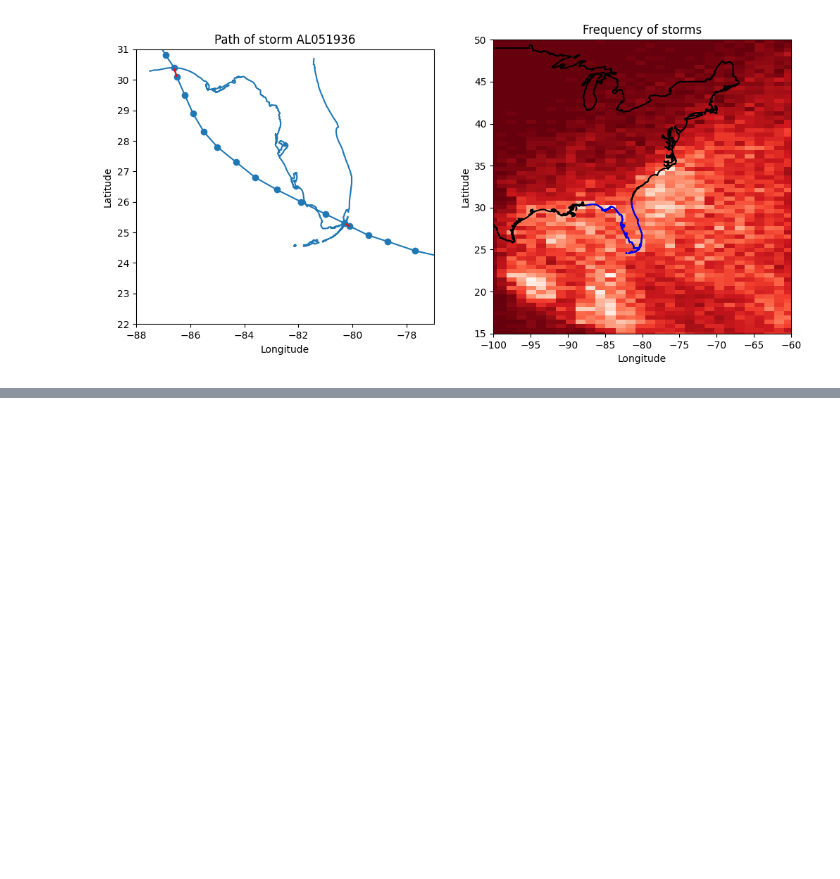
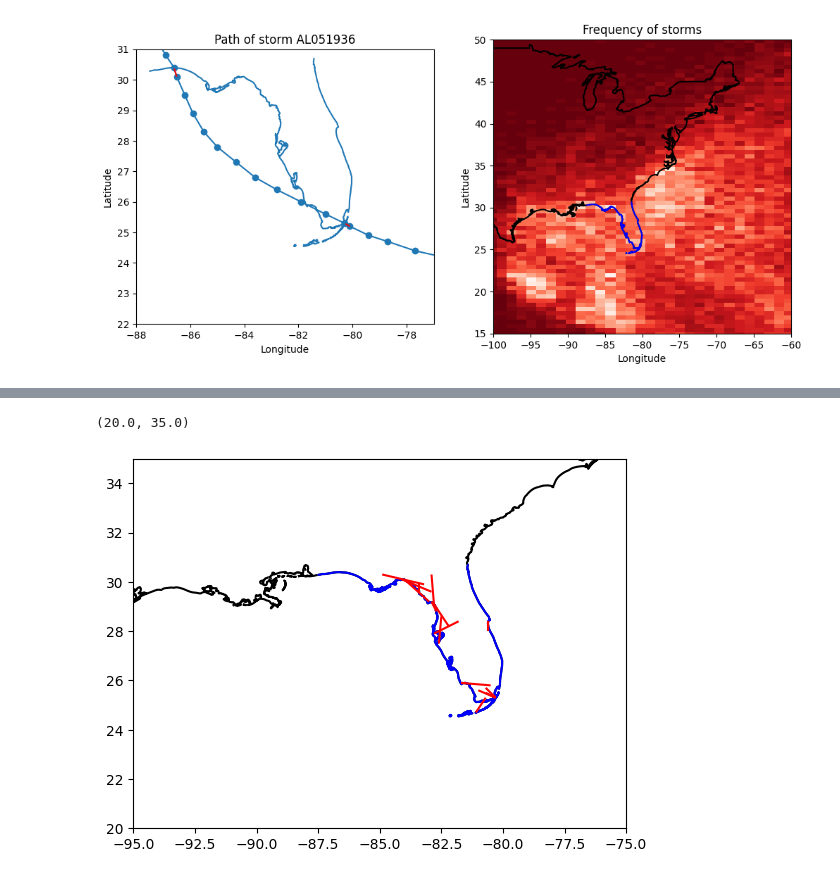
Before and after one commit to Benjreggio/HurdatFlorida, a Jupyter notebook: pythonEDA/datacreation.ipynb, the cells around one changed output, grey strips where cells are left out. Saved outputs shown, nothing was run; the diff lists cells and outputs as text; code cells hidden in the pictures; blank space fills up the shorter version.

```diff
--- a/pythonEDA/datacreation.ipynb
+++ b/pythonEDA/datacreation.ipynb
@@ -425,0 +448,3 @@ plot_storm('AL051936',ax[0])
+# %%
+problems = dfl[dfl['starts_on_land'] & dfl['crosses'] & dfl['ends_on_land']]
+problems['storm_id'].isin(combined_storm_data.index)
@@ -425,0 +470,11 @@ plot_storm('AL051936',ax[0])
+# %%
+fig,ax=plt.subplots()
+mainland.plot(ax=ax,color='black')
+florida_coast.plot(ax=ax,color = 'blue')
+problems.plot(ax=ax, color = 'red')
+
+ax.set_xlim([-95,-75])
+ax.set_ylim([20,35])
+# %% [output]
+(20.0, 35.0)
+[figure, added]
```
Also changed, not shown: parts of 5 cells of this notebook, 14 other files.
